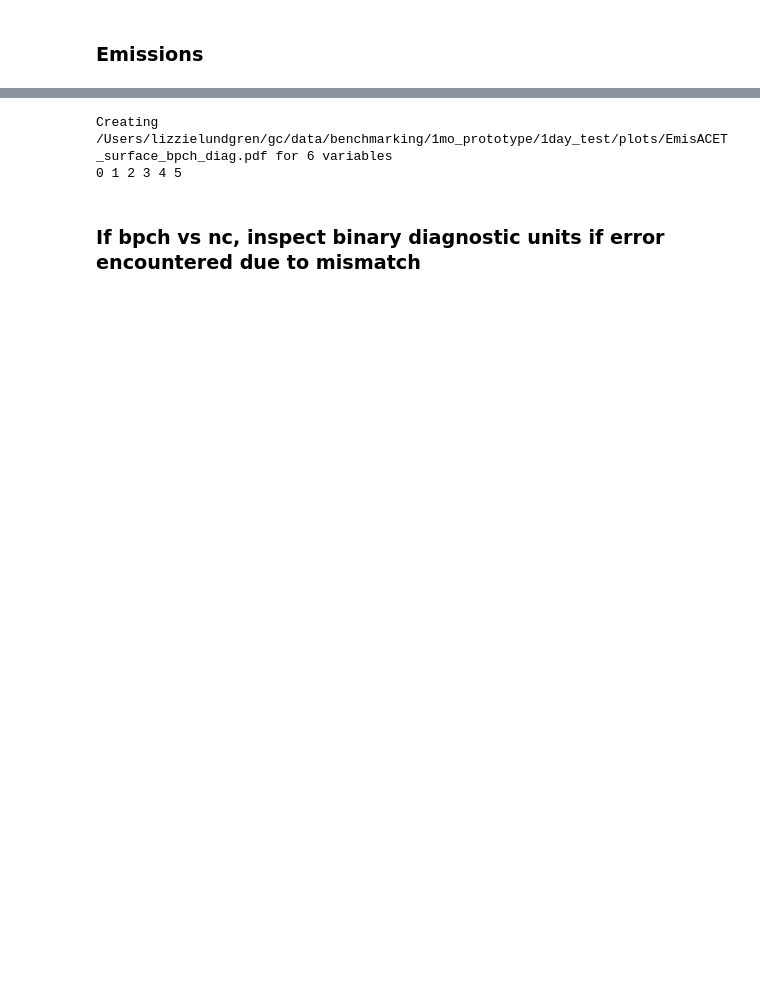
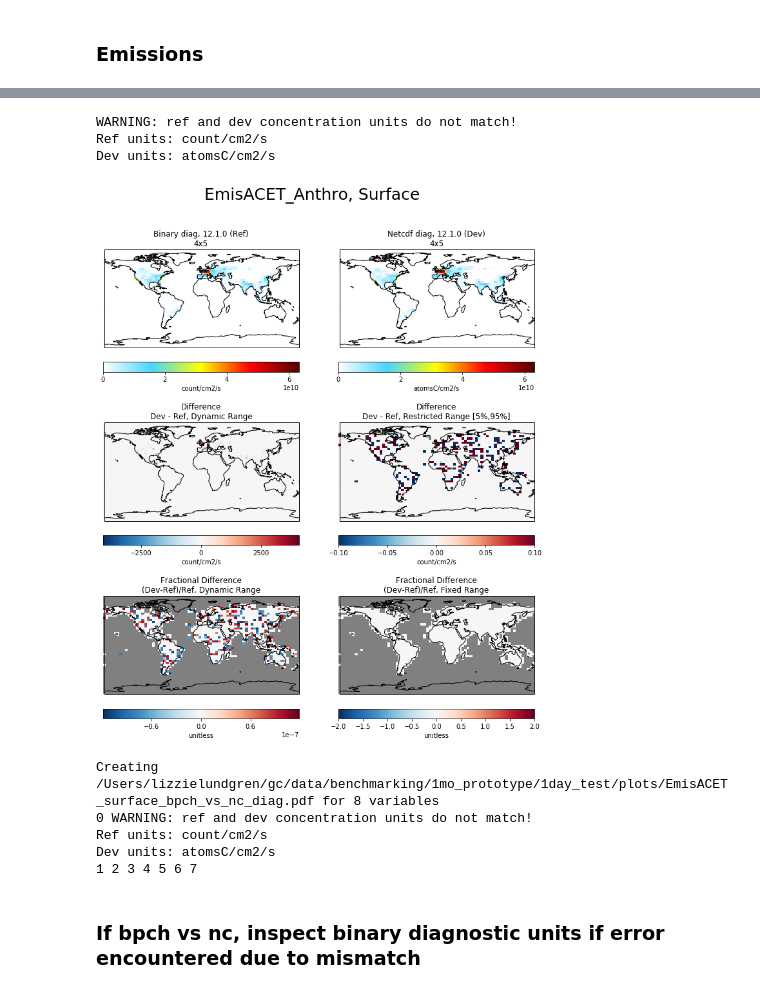
Before and after one commit to geoschem/gcpy, a Jupyter notebook: examples/compare_diagnostics.ipynb, the cells around one changed output, grey strips where cells are left out. Saved outputs shown, nothing was run; the diff lists cells and outputs as text; code cells hidden in the pictures; blank space fills up the shorter version.

```diff
--- a/examples/compare_diagnostics.ipynb
+++ b/examples/compare_diagnostics.ipynb
@@ -274,11 +293,24 @@ gcpy.compare_single_level( refdata, refstr, devdata, devstr, llres, varlist=['Em
+# %%
+# Surface - quick plot, one emissions
+gcpy.compare_single_level( refdata, refstr, devdata, devstr, varlist=['EmisACET_Anthro'],
+                           refres=refres, devres=devres, enforce_units=False)
+# %% [output]
+WARNING: ref and dev concentration units do not match!
+Ref units: count/cm2/s
+Dev units: atomsC/cm2/s
+[figure, added]
 # %%
 # Surface - PDF, all emissions
 pdfname = os.path.join(plotsdir,'{}_surface_{}_diag.pdf'.format(desc, comparison))
-gcpy.compare_single_level( refdata, refstr, devdata, devstr, llres, varlist=varlist, savepdf=True, pdfname=pdfname )
+gcpy.compare_single_level( refdata, refstr, devdata, devstr, varlist=varlist,
+                           refres=refres, devres=devres, savepdf=True, pdfname=pdfname, enforce_units=False )
 gcpy.add_bookmarks_to_pdf( pdfname, varlist, remove_prefix='Emis')
 # %% [output]
-Creating /Users/lizzielundgren/gc/data/benchmarking/1mo_prototype/1day_test/plots/EmisACET_surface_bpch_diag.pdf for 6 variables
-0 1 2 3 4 5
+Creating /Users/lizzielundgren/gc/data/benchmarking/1mo_prototype/1day_test/plots/EmisACET_surface_bpch_vs_nc_diag.pdf for 8 variables
+0 WARNING: ref and dev concentration units do not match!
+Ref units: count/cm2/s
+Dev units: atomsC/cm2/s
+1 2 3 4 5 6 7
 # %% [markdown]
 ### If bpch vs nc, inspect binary diagnostic units if error encountered due to mismatch
 # %%
```
Also changed, not shown: parts of 15 cells of this notebook, 1 other file.
